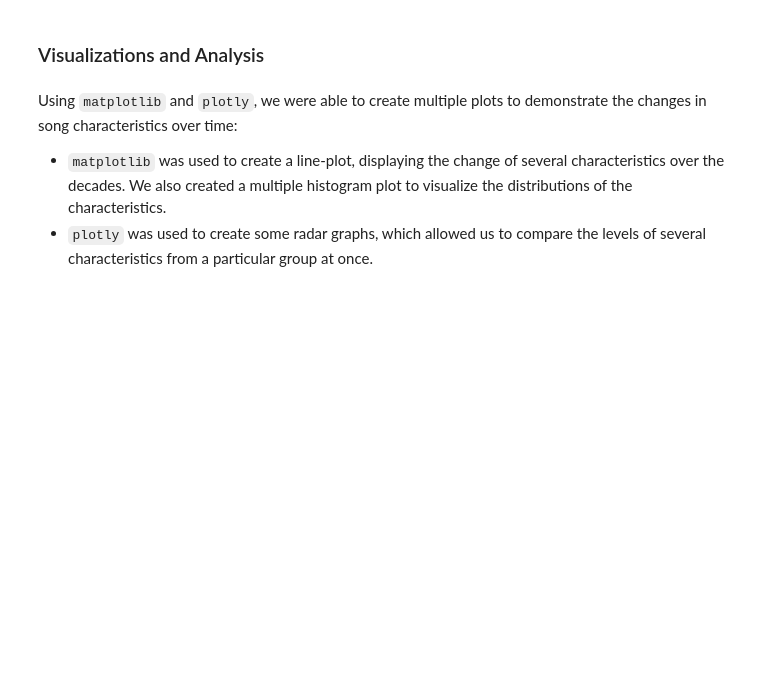
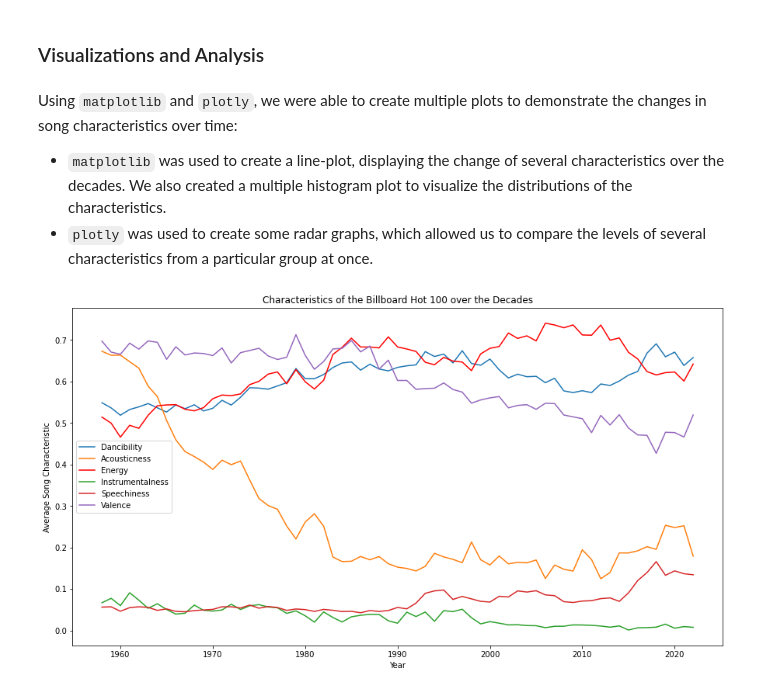
Before and after one commit to olincollege/billboard-hot-100-characteristics, a Jupyter notebook: computational_essay_qm.ipynb, the cells around one changed output. Saved outputs shown, nothing was run; the diff lists cells and outputs as text; code cells hidden in the pictures; blank space fills up the shorter version.

```diff
--- a/computational_essay_qm.ipynb
+++ b/computational_essay_qm.ipynb
@@ -61,3 +64,44 @@ Using `matplotlib` and `plotly`, we were able to create multiple plots to demons
 
 - `matplotlib` was used to create a line-plot, displaying the change of several characteristics over the decades. We also created a multiple histogram plot to visualize the distributions of the characteristics.
 - `plotly` was used to create some radar graphs, which allowed us to compare the levels of several characteristics from a particular group at once.
+# %%
+from spotify_data import get_date_information
+charts = get_date_information(charts)
+
+# Grouping and averaging the audio features by year
+audio_averaged_by_year = charts.groupby(['year']).mean()
+
+# Indexed characteristics, organized and averaged by year
+dance_numbers = audio_averaged_by_year.loc[:,"danceability"]
+acoustic_numbers = audio_averaged_by_year.loc[:,"acousticness"]
+energy_numbers = audio_averaged_by_year.loc[:,"energy"]
+instrumental_numbers = audio_averaged_by_year.loc[:,"instrumentalness"]
+speech_numbers = audio_averaged_by_year.loc[:,"speechiness"]
+valence_numbers = audio_averaged_by_year.loc[:,"valence"]
+
+# Converting the year index to dates
+audio_averaged_by_year.index = pd.to_datetime(audio_averaged_by_year.index)
+time_stamp = audio_averaged_by_year.index
+# %%
+# Plotting the line-graph
+plt.figure(num=1, figsize=(15,8))
+
+plt.plot(time_stamp, dance_numbers, label="Dancibility")
+
+plt.plot(time_stamp, acoustic_numbers, label="Acousticness")
+
+plt.plot(time_stamp, energy_numbers, 'r', label="Energy")
+
+plt.plot(time_stamp, instrumental_numbers, label="Instrumentalness")
+
+plt.plot(time_stamp, speech_numbers, label="Speechiness")
+
+plt.figure(1)
+plt.title("Characteristics of the Billboard Hot 100 over the Decades")
+plt.xlabel("Year")
+plt.ylabel("Average Song Characteristic")
+plt.plot(time_stamp, valence_numbers,label="Valence")
+plt.legend()
+plt.show()
+# %% [output]
+[figure, added]
```
Also changed, not shown: parts of 11 cells of this notebook, 2 other files.
